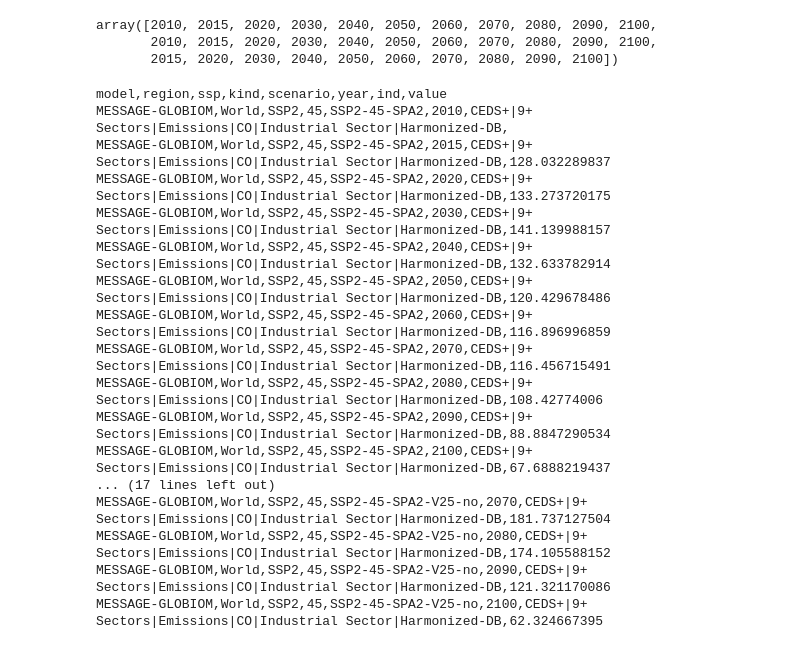
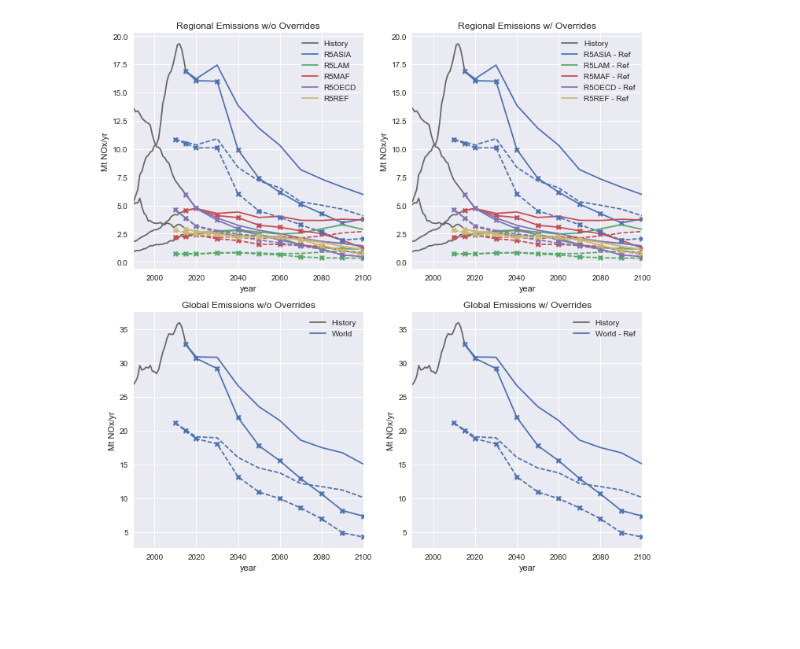
Before and after one commit to gidden/harmonization-methods-paper, a Jupyter notebook: analysis/results.ipynb, the cells around one changed output. Cells and saved outputs as stored; diff of their text form; code cells hidden in the pictures; blank space fills up the shorter version.

Commit message:
result figures generated

```diff
--- a/analysis/results.ipynb
+++ b/analysis/results.ipynb
@@ -21,3 +16,5 @@ df = pd.read_csv('results.csv')
+# %%
+df = utils.read_data('results')
 # %%
 df.scenario.unique()
 # %% [output]
@@ -157,26 +23,44 @@ _y.set_index(utils.plt_idx + ['year'])['value'].unstack('year')
-# %%
-_y.set_index(utils.plt_idx)['year'].values
-# %% [output]
-array([2010, 2015, 2020, 2030, 2040, 2050, 2060, 2070, 2080, 2090, 2100,
-       2010, 2015, 2020, 2030, 2040, 2050, 2060, 2070, 2080, 2090, 2100,
-       2015, 2020, 2030, 2040, 2050, 2060, 2070, 2080, 2090, 2100])
-# %%
-cat test.csv
-# %% [output]
-model,region,ssp,kind,scenario,year,ind,value
-MESSAGE-GLOBIOM,World,SSP2,45,SSP2-45-SPA2,2010,CEDS+|9+ Sectors|Emissions|CO|Industrial Sector|Harmonized-DB,
-MESSAGE-GLOBIOM,World,SSP2,45,SSP2-45-SPA2,2015,CEDS+|9+ Sectors|Emissions|CO|Industrial Sector|Harmonized-DB,128.032289837
-MESSAGE-GLOBIOM,World,SSP2,45,SSP2-45-SPA2,2020,CEDS+|9+ Sectors|Emissions|CO|Industrial Sector|Harmonized-DB,133.273720175
-MESSAGE-GLOBIOM,World,SSP2,45,SSP2-45-SPA2,2030,CEDS+|9+ Sectors|Emissions|CO|Industrial Sector|Harmonized-DB,141.139988157
-MESSAGE-GLOBIOM,World,SSP2,45,SSP2-45-SPA2,2040,CEDS+|9+ Sectors|Emissions|CO|Industrial Sector|Harmonized-DB,132.633782914
-MESSAGE-GLOBIOM,World,SSP2,45,SSP2-45-SPA2,2050,CEDS+|9+ Sectors|Emissions|CO|Industrial Sector|Harmonized-DB,120.429678486
-MESSAGE-GLOBIOM,World,SSP2,45,SSP2-45-SPA2,2060,CEDS+|9+ Sectors|Emissions|CO|Industrial Sector|Harmonized-DB,116.896996859
-MESSAGE-GLOBIOM,World,SSP2,45,SSP2-45-SPA2,2070,CEDS+|9+ Sectors|Emissions|CO|Industrial Sector|Harmonized-DB,116.456715491
-MESSAGE-GLOBIOM,World,SSP2,45,SSP2-45-SPA2,2080,CEDS+|9+ Sectors|Emissions|CO|Industrial Sector|Harmonized-DB,108.42774006
-MESSAGE-GLOBIOM,World,SSP2,45,SSP2-45-SPA2,2090,CEDS+|9+ Sectors|Emissions|CO|Industrial Sector|Harmonized-DB,88.8847290534
-MESSAGE-GLOBIOM,World,SSP2,45,SSP2-45-SPA2,2100,CEDS+|9+ Sectors|Emissions|CO|Industrial Sector|Harmonized-DB,67.6888219437
-... (17 lines left out)
-MESSAGE-GLOBIOM,World,SSP2,45,SSP2-45-SPA2-V25-no,2070,CEDS+|9+ Sectors|Emissions|CO|Industrial Sector|Harmonized-DB,181.737127504
-MESSAGE-GLOBIOM,World,SSP2,45,SSP2-45-SPA2-V25-no,2080,CEDS+|9+ Sectors|Emissions|CO|Industrial Sector|Harmonized-DB,174.105588152
-MESSAGE-GLOBIOM,World,SSP2,45,SSP2-45-SPA2-V25-no,2090,CEDS+|9+ Sectors|Emissions|CO|Industrial Sector|Harmonized-DB,121.321170086
-MESSAGE-GLOBIOM,World,SSP2,45,SSP2-45-SPA2-V25-no,2100,CEDS+|9+ Sectors|Emissions|CO|Industrial Sector|Harmonized-DB,62.324667395
+# %%
+ceds = df.scenario == 'CEDS'
+noover = df.scenario.str.contains('no')
+x = df[ceds | noover]
+y = df[ceds | ~noover]
+# %%
+def results_plot(x, y, gas, sector, regions=None):
+    fig, axs = plt.subplots(2, 2, figsize=(10, 10))
+    axs = axs.ravel()
+    regions = regions or '5_regions'
+
+    utils.plot_lines(x, ax=axs[0], gas=gas, sector=sector, regions=regions, world=False,
+                     unharmonized=True, legend=True, hline=False, colorby='region',
+                    fillstyle='full', label_markers=False)
+    axs[0].set_title('Regional Emissions w/o Overrides')
+    utils.plot_lines(y, ax=axs[1], gas=gas, sector=sector, regions=regions, world=False,
+                     unharmonized=True, legend=True, hline=False, colorby='region',
+                    fillstyle='full')
+    axs[1].set_ylim(axs[0].get_ylim())
+    axs[1].set_title('Regional Emissions w/ Overrides')
+
+    utils.plot_lines(x, ax=axs[2], gas=gas, sector=sector, regions=['World'],
+                     unharmonized=True, legend=True, hline=False,
+                    fillstyle='full', label_markers=False)
+    axs[2].set_title('Global Emissions w/o Overrides')
+
+    utils.plot_lines(y, ax=axs[3], gas=gas, sector=sector, regions=['World'],
+                     unharmonized=True, legend=True, hline=False,
+                    fillstyle='full')
+    axs[3].set_ylim(axs[2].get_ylim())
+    axs[3].set_title('Global Emissions w/ Overrides')
+
+    for ax in axs:
+        ax.set_ylabel('Mt {}/yr'.format(gas))
+    #fig.suptitle('{} emissions in the {}'.format(gas, sector))
+
+    plt.tight_layout()
+    plt.savefig('../figs/results_{}_{}.pdf'.format(gas, sector))
+# %%
+gas = 'NOx'
+sector = 'Energy Sector'
+results_plot(x, y, gas, sector)
+# %% [output]
+[figure, added]
```
Also changed, not shown: parts of 16 cells of this notebook, 4 other files.
